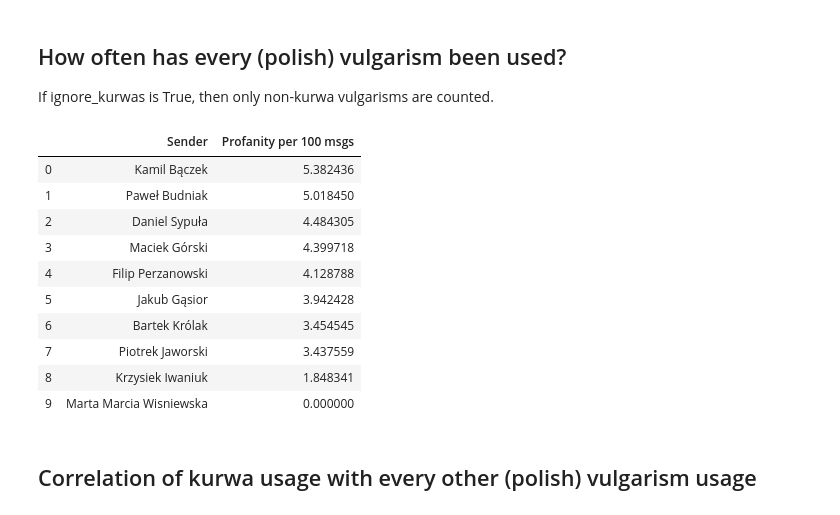
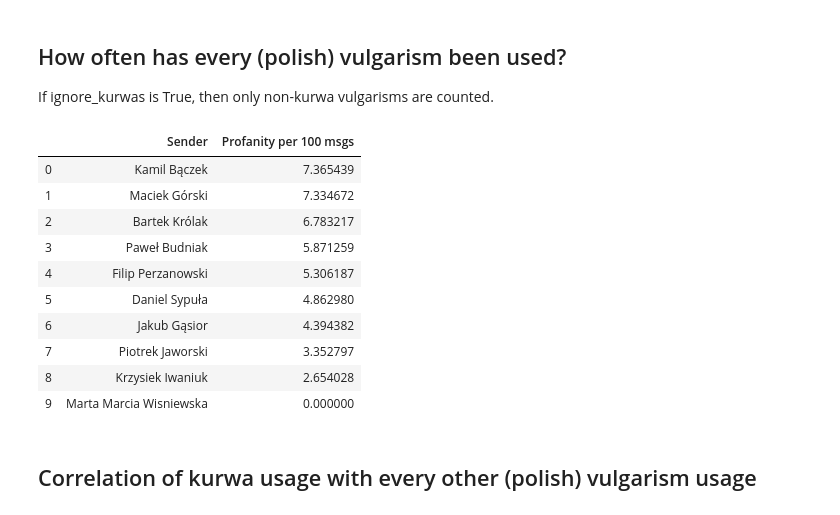
Before and after one commit to PawelBudniak/Messenger-chat-analysis, a Jupyter notebook: messenger_stats_pd.ipynb, the cells around one changed output. Saved outputs shown, nothing was run; the diff lists cells and outputs as text; code cells hidden in the pictures.

```diff
--- a/messenger_stats_pd.ipynb
+++ b/messenger_stats_pd.ipynb
@@ -45,12 +46,7 @@ excluded = ['debesciak', 'pierdziano', 'czlowiek', 'wielkiego', 'szacunku', 'gla
 min_word_length = 5
 
 
-word_counts = stats.get_word_counts(chat, filter_participants_names = True, exclude_words = excluded)
-word_counts_filtered = {}
-for sender in word_counts:
-    word_counts_filtered[sender] = {k:v for k,v in word_counts[sender].items() if len(k)>=min_word_length}
-#remove dictionaries emptied by the above filter:
-word_counts_filtered = {k:v for k,v in word_counts_filtered.items() if v}
+word_counts = stats.get_word_counts(chat, filter_participants_names = True, min_len = min_word_length, exclude_words = excluded)
 # %%
 #plt.rcParams.update({'font.size': 30})
 sns.set(rc={'figure.figsize':(15,6)})
@@ -98,22 +94,22 @@ kurwas_df
 ## How often has every (polish) vulgarism been used?
 If ignore_kurwas is True, then only non-kurwa vulgarisms are counted.
 # %%
-pcoeffs = stats.get_profanity_coefficients(word_counts, msg_stats, ignore_kurwas = True)
+pcoeffs = stats.get_profanity_coefficients(word_counts, msg_stats, ignore_kurwas = False)
 
 pcoeffs = {k:v * 100 for k,v  in sorted(pcoeffs.items(), key = lambda item: item[1], reverse = True)}
 df = pd.DataFrame(pcoeffs.items(), columns = ['Sender', 'Profanity per 100 msgs'])
 df
 # %% [output]
 |  | Sender | Profanity per 100 msgs |
-| 0 | Kamil Bączek | 5.382436 |
-| 1 | Paweł Budniak | 5.018450 |
-| 2 | Daniel Sypuła | 4.484305 |
-| 3 | Maciek Górski | 4.399718 |
-| 4 | Filip Perzanowski | 4.128788 |
-| 5 | Jakub Gąsior | 3.942428 |
-| 6 | Bartek Królak | 3.454545 |
-| 7 | Piotrek Jaworski | 3.437559 |
-| 8 | Krzysiek Iwaniuk | 1.848341 |
+| 0 | Kamil Bączek | 7.365439 |
+| 1 | Maciek Górski | 7.334672 |
+| 2 | Bartek Królak | 6.783217 |
+| 3 | Paweł Budniak | 5.871259 |
+| 4 | Filip Perzanowski | 5.306187 |
+| 5 | Daniel Sypuła | 4.862980 |
+| 6 | Jakub Gąsior | 4.394382 |
+| 7 | Piotrek Jaworski | 3.352797 |
+| 8 | Krzysiek Iwaniuk | 2.654028 |
 | 9 | Marta Marcia Wisniewska | 0.000000 |
 # %% [markdown]
 ## Correlation of kurwa usage with every other (polish) vulgarism usage
```
Also changed, not shown: parts of 4 cells of this notebook, 2 other files.
